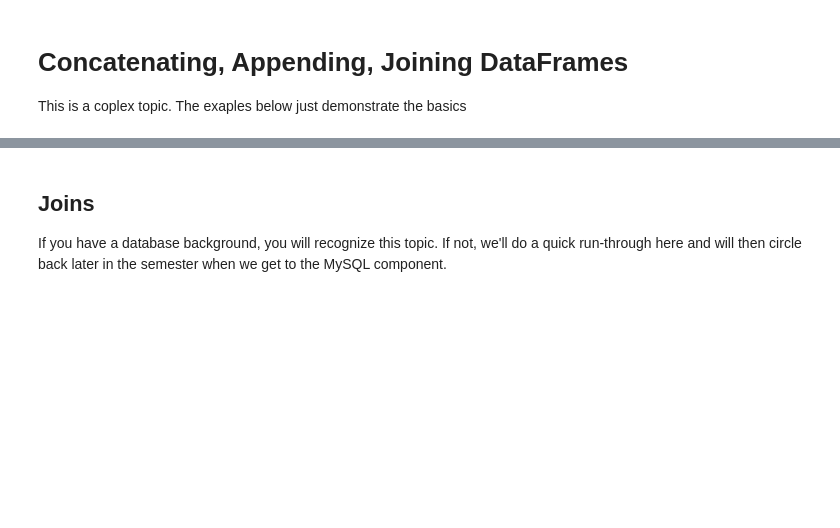
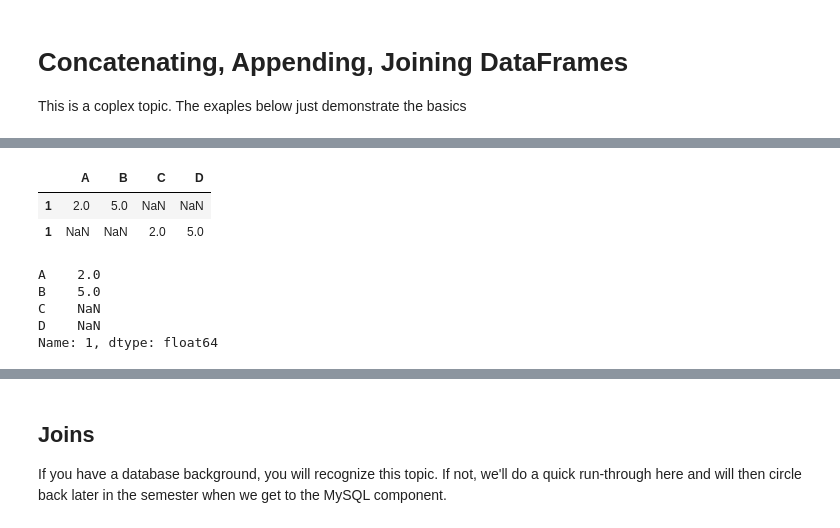
Before and after one commit to ausim/InfoTechForOps, a Jupyter notebook: notebooks/3.5.1 - Concatenating, Appending, Joining DataFrames.ipynb, the cells around one changed output, grey strips where cells are left out. Drawn from its saved outputs; the diff is of its cells as text; code cells hidden in the pictures; blank space fills up the shorter version.

```diff
--- a/notebooks/3.5.1 - Concatenating, Appending, Joining DataFrames.ipynb
+++ b/notebooks/3.5.1 - Concatenating, Appending, Joining DataFrames.ipynb
@@ -18,2 +38,18 @@ pd.concat([A, B])
+# %%
+# try extracting row '1'
+pd.concat([A,B]).loc[1]
+# %% [output]
+|  | A | B | C | D |
+| 1 | 2.0 | 5.0 | NaN | NaN |
+| 1 | NaN | NaN | 2.0 | 5.0 |
+# %%
+# or row '1'
+pd.concat([A,B]).iloc[1]
+# %% [output]
+A    2.0
+B    5.0
+C    NaN
+D    NaN
+Name: 1, dtype: float64
 # %%
 # Catching repeats
```
Also changed, not shown: parts of 22 cells of this notebook, 1 other file.
